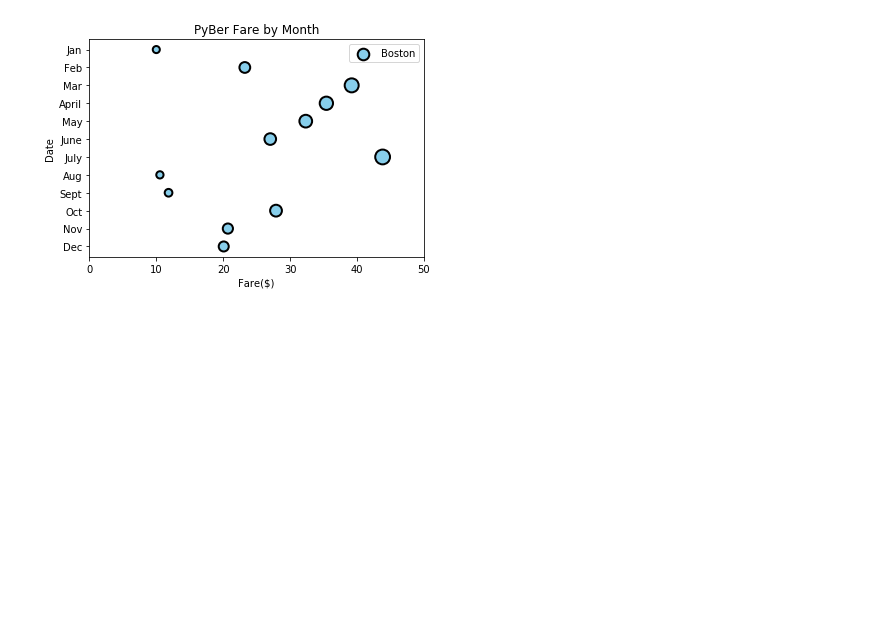
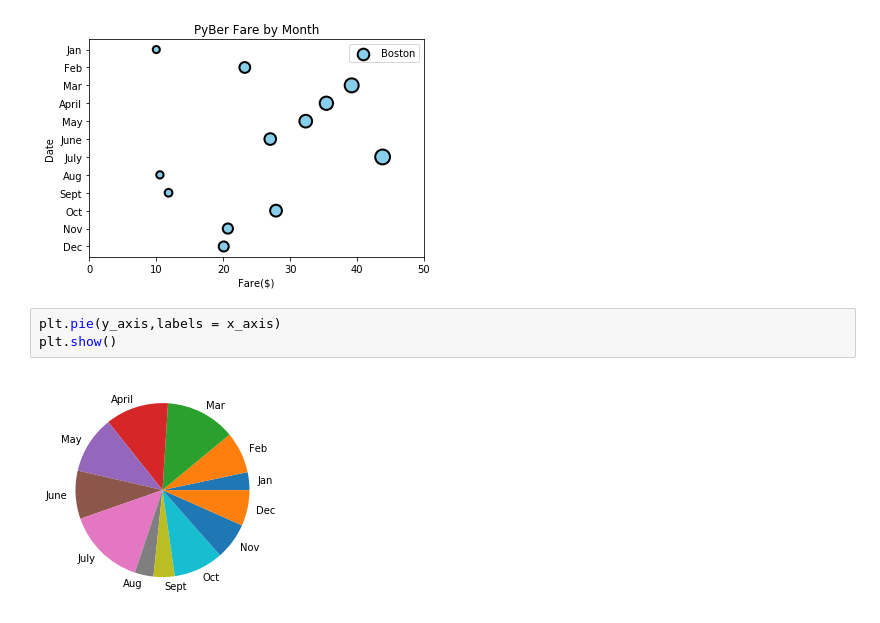
Before and after one commit to quintonw1/Pyber_Analysis, a Jupyter notebook: matplotlib_practice.ipynb, the cells around one changed output. Drawn from its saved outputs; the diff is of its cells as text; blank space fills up the shorter version.

```diff
--- a/matplotlib_practice.ipynb
+++ b/matplotlib_practice.ipynb
@@ -171,3 +171,8 @@ ax.set_xlabel("Fare($)")
 # %% [output]
 Text(0.5, 0, 'Fare($)')
 [figure]
+# %%
+plt.pie(y_axis,labels = x_axis)
+plt.show()
+# %% [output]
+[figure, added]
```
Also changed, not shown: parts of 2 cells of this notebook, 6 other files.
